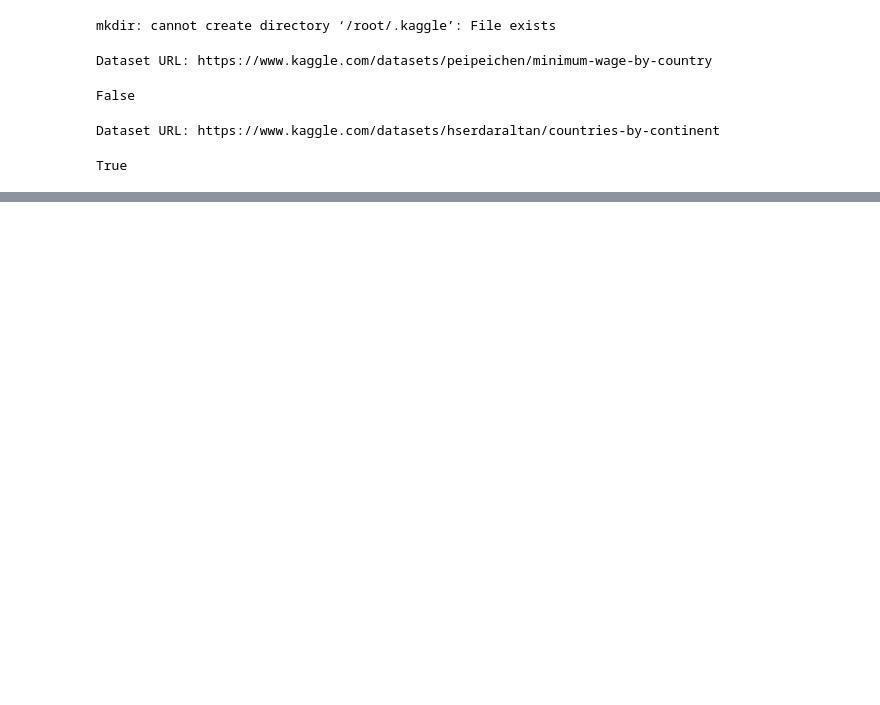
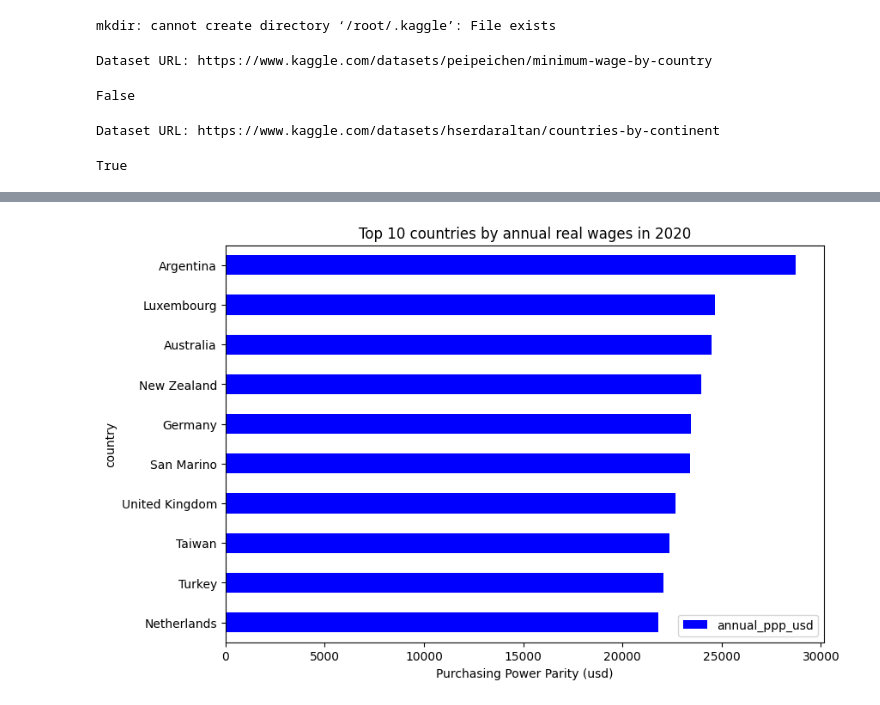
Before and after one commit to ira235/Minimum-Wage-Analysis, a Jupyter notebook: Copy_of_Minimum_Wage_Analysis.ipynb, the cells around one changed output, grey strips where cells are left out. Drawn from its saved outputs; the diff is of its cells as text; code cells hidden in the pictures; blank space fills up the shorter version.

```diff
--- a/Copy_of_Minimum_Wage_Analysis.ipynb
+++ b/Copy_of_Minimum_Wage_Analysis.ipynb
@@ -166,0 +144,10 @@ lowest_ppp
+# %%
+# What is the global distribution of minimum wages (Top 10) ? (using hourly_ppp_usd)
+df.sort_values(by='annual_ppp_usd', ascending=False).head(10).plot(kind='barh',x= 'country', y='annual_ppp_usd', color='blue',figsize=(9, 6))
+
+plt.xlabel('Purchasing Power Parity (usd)')
+plt.title('Top 10 countries by annual real wages in 2020')
+plt.gca().invert_yaxis()  # Highest wage at the top
+plt.show()
+# %% [output]
+[figure, added]
```
Also changed, not shown: parts of 25 cells of this notebook.
